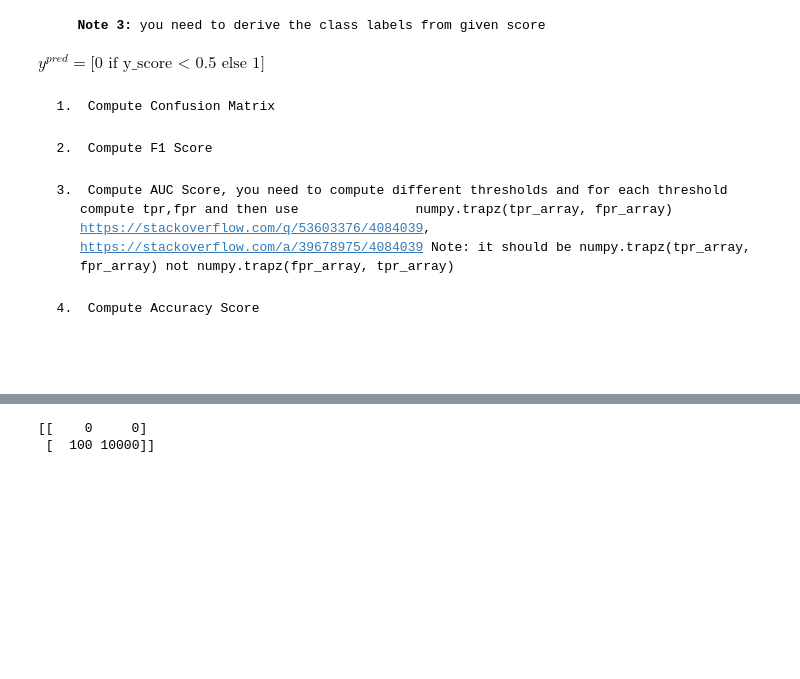
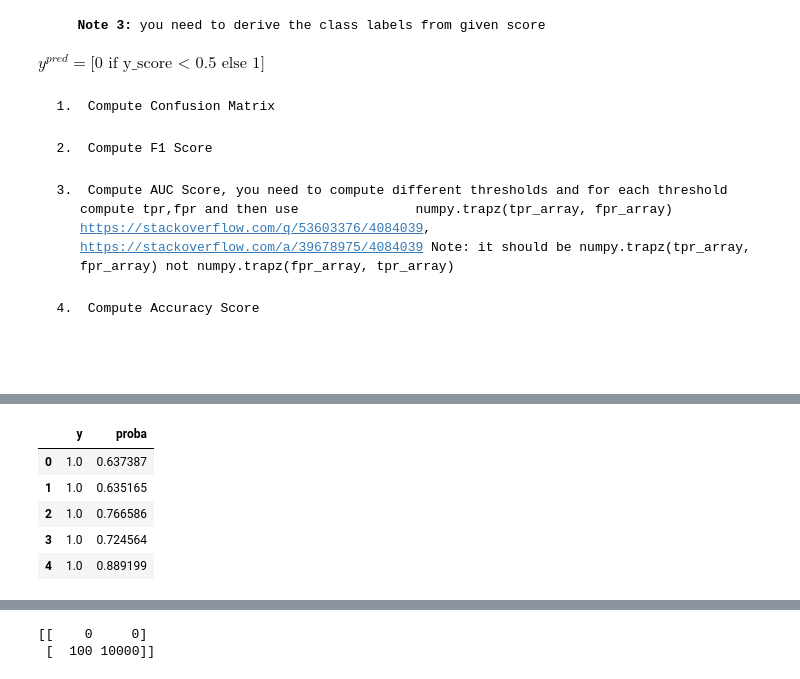
Before and after one commit to manojyamasani/AppliedAI_Course_Assignments, a Jupyter notebook: 05. Performance_metrics/Performance_metrics.ipynb, the cells around one changed output, grey strips where cells are left out. Cells and saved outputs as stored; diff of their text form; code cells hidden in the pictures; blank space fills up the shorter version.

```diff
--- a/05. Performance_metrics/Performance_metrics.ipynb
+++ b/05. Performance_metrics/Performance_metrics.ipynb
@@ -29,0 +33,9 @@ print(len(data))
+# %%
+maindata.head()
+# %% [output]
+|  | y | proba |
+| 0 | 1.0 | 0.637387 |
+| 1 | 1.0 | 0.635165 |
+| 2 | 1.0 | 0.766586 |
+| 3 | 1.0 | 0.724564 |
+| 4 | 1.0 | 0.889199 |
```
Also changed, not shown: parts of 5 cells of this notebook.
